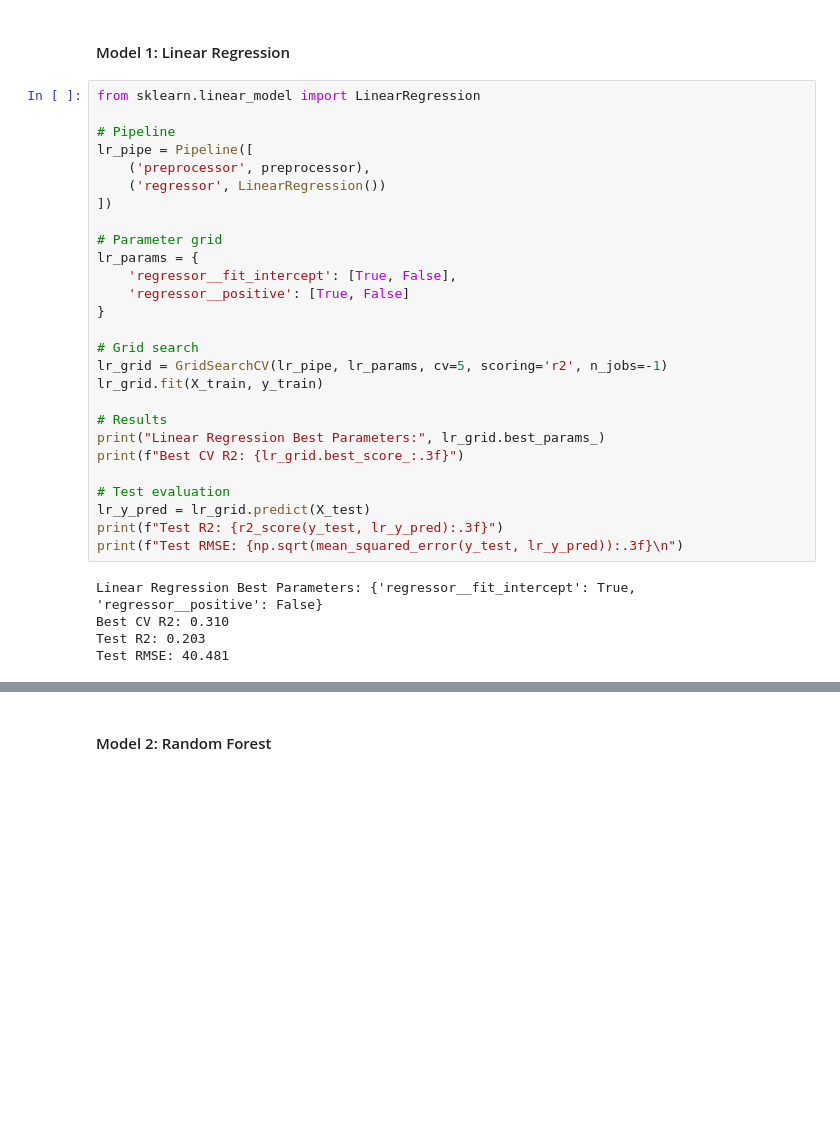
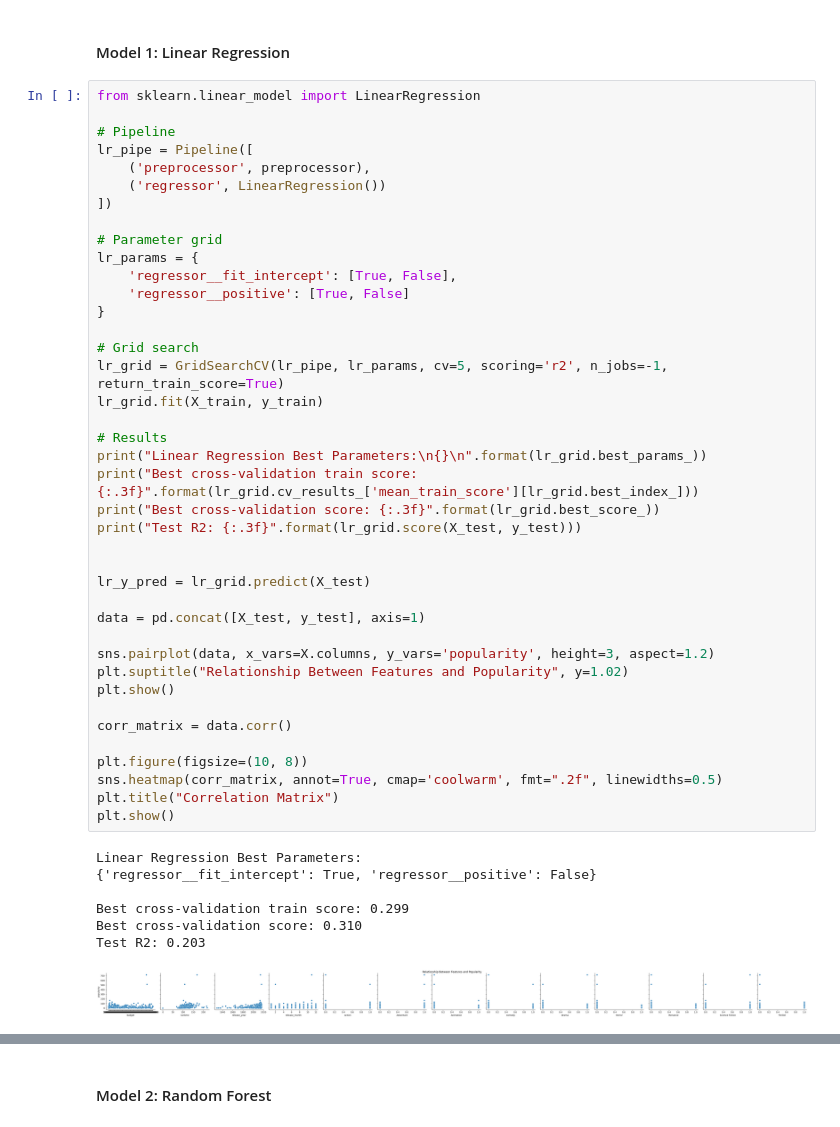
Before and after one commit to zacharyL16/ENSF444ProjectGroup31, a Jupyter notebook: Final Project.ipynb, the cells around one changed output, grey strips where cells are left out. Saved outputs shown, nothing was run; the diff lists cells and outputs as text; blank space fills up the shorter version.

Commit message:
added visualizations heatmap

```diff
--- a/Final Project.ipynb
+++ b/Final Project.ipynb
@@ -134,32 +134,48 @@ preprocessor = ColumnTransformer(
 # %%
 from sklearn.linear_model import LinearRegression
 
 # Pipeline
 lr_pipe = Pipeline([
     ('preprocessor', preprocessor),
     ('regressor', LinearRegression())
 ])
 
 # Parameter grid
 lr_params = {
     'regressor__fit_intercept': [True, False],
     'regressor__positive': [True, False]
 }
 
 # Grid search
-lr_grid = GridSearchCV(lr_pipe, lr_params, cv=5, scoring='r2', n_jobs=-1)
+lr_grid = GridSearchCV(lr_pipe, lr_params, cv=5, scoring='r2', n_jobs=-1, return_train_score=True)
 lr_grid.fit(X_train, y_train)
 
 # Results
-print("Linear Regression Best Parameters:", lr_grid.best_params_)
-print(f"Best CV R2: {lr_grid.best_score_:.3f}")
+print("Linear Regression Best Parameters:\n{}\n".format(lr_grid.best_params_))
+print("Best cross-validation train score: {:.3f}".format(lr_grid.cv_results_['mean_train_score'][lr_grid.best_index_]))
+print("Best cross-validation score: {:.3f}".format(lr_grid.best_score_))
+print("Test R2: {:.3f}".format(lr_grid.score(X_test, y_test)))
 
-# Test evaluation
+
 lr_y_pred = lr_grid.predict(X_test)
-print(f"Test R2: {r2_score(y_test, lr_y_pred):.3f}")
-print(f"Test RMSE: {np.sqrt(mean_squared_error(y_test, lr_y_pred)):.3f}\n")
+
+data = pd.concat([X_test, y_test], axis=1)
+
+sns.pairplot(data, x_vars=X.columns, y_vars='popularity', height=3, aspect=1.2)
+plt.suptitle("Relationship Between Features and Popularity", y=1.02)
+plt.show()
+
+corr_matrix = data.corr()
+
+plt.figure(figsize=(10, 8))
+sns.heatmap(corr_matrix, annot=True, cmap='coolwarm', fmt=".2f", linewidths=0.5)
+plt.title("Correlation Matrix")
+plt.show()
 # %% [output]
-Linear Regression Best Parameters: {'regressor__fit_intercept': True, 'regressor__positive': False}
-Best CV R2: 0.310
+Linear Regression Best Parameters:
+{'regressor__fit_intercept': True, 'regressor__positive': False}
+
+Best cross-validation train score: 0.299
+Best cross-validation score: 0.310
 Test R2: 0.203
-Test RMSE: 40.481
+[figure, added]
```
Also changed, not shown: parts of 4 cells of this notebook.
